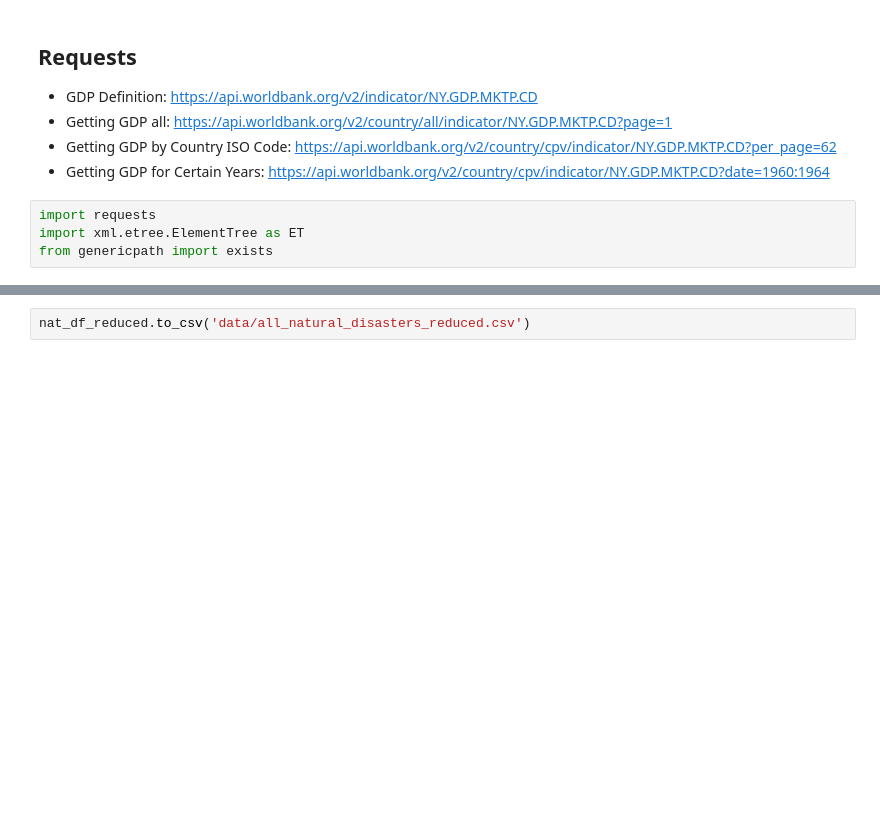
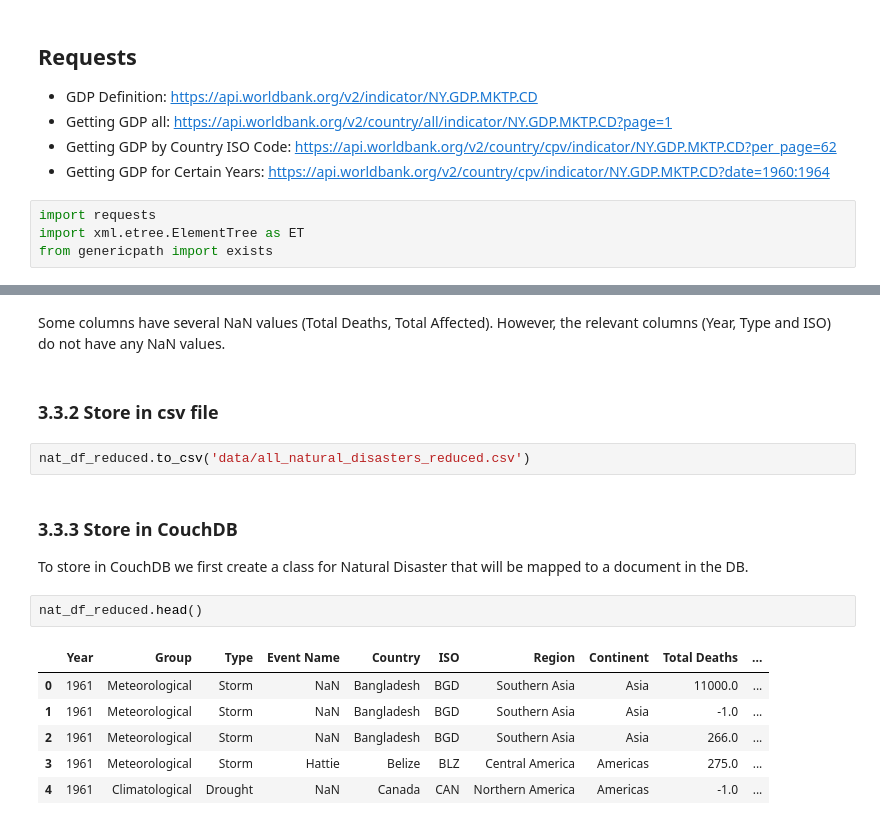
Before and after one commit to FreshJonas/Nat_Disasters_vs_GDP, a Jupyter notebook: 01_obtaining_data.ipynb, the cells around one changed output, grey strips where cells are left out. Cells and saved outputs as stored; diff of their text form; blank space fills up the shorter version.

```diff
--- a/01_obtaining_data.ipynb
+++ b/01_obtaining_data.ipynb
@@ -356,2 +603,19 @@ nat_df_reduced.info()
+# %% [markdown]
+Some columns have several NaN values (Total Deaths, Total Affected). However, the relevant columns (Year, Type and ISO) do not have any NaN values.
+# %% [markdown]
+### 3.3.2 Store in csv file
 # %%
 nat_df_reduced.to_csv('data/all_natural_disasters_reduced.csv')
+# %% [markdown]
+### 3.3.3 Store in CouchDB
+
+To store in CouchDB we first create a class for Natural Disaster that will be mapped to a document in the DB.
+# %%
+nat_df_reduced.head()
+# %% [output]
+|  | Year | Group | Type | Event Name | Country | ISO | Region | Continent | Total Deaths | ... |
+| 0 | 1961 | Meteorological | Storm | NaN | Bangladesh | BGD | Southern Asia | Asia | 11000.0 | ... |
+| 1 | 1961 | Meteorological | Storm | NaN | Bangladesh | BGD | Southern Asia | Asia | -1.0 | ... |
+| 2 | 1961 | Meteorological | Storm | NaN | Bangladesh | BGD | Southern Asia | Asia | 266.0 | ... |
+| 3 | 1961 | Meteorological | Storm | Hattie | Belize | BLZ | Central America | Americas | 275.0 | ... |
+| 4 | 1961 | Climatological | Drought | NaN | Canada | CAN | Northern America | Americas | -1.0 | ... |
```
Also changed, not shown: parts of 52 cells of this notebook.
